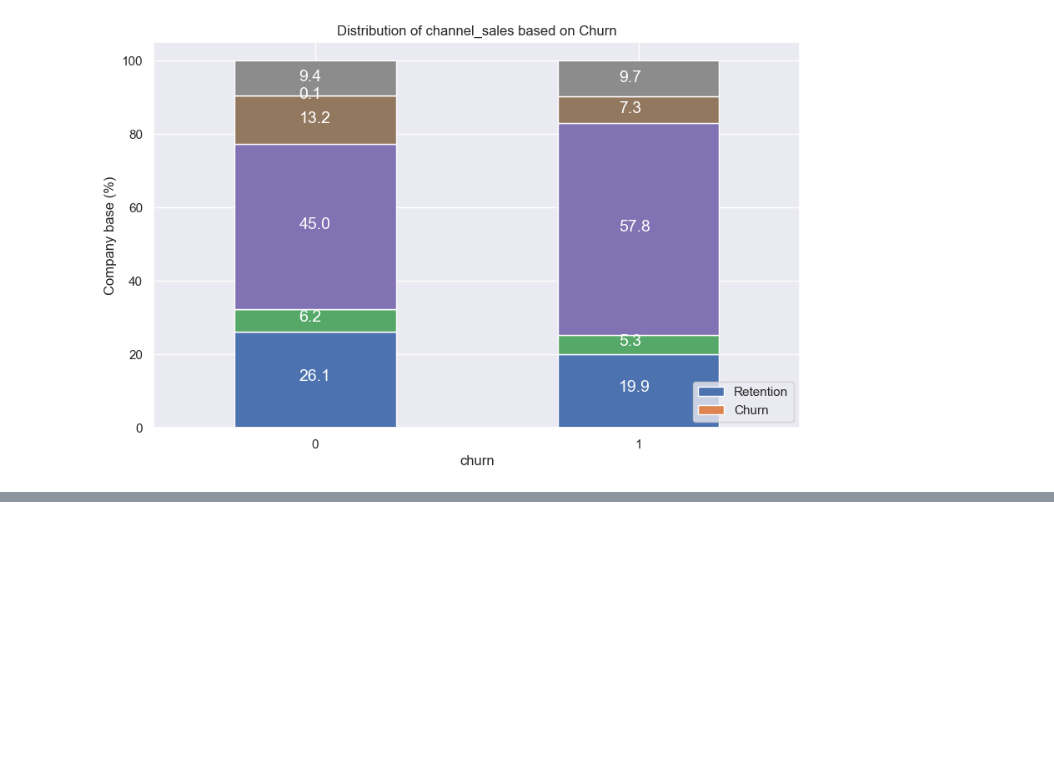
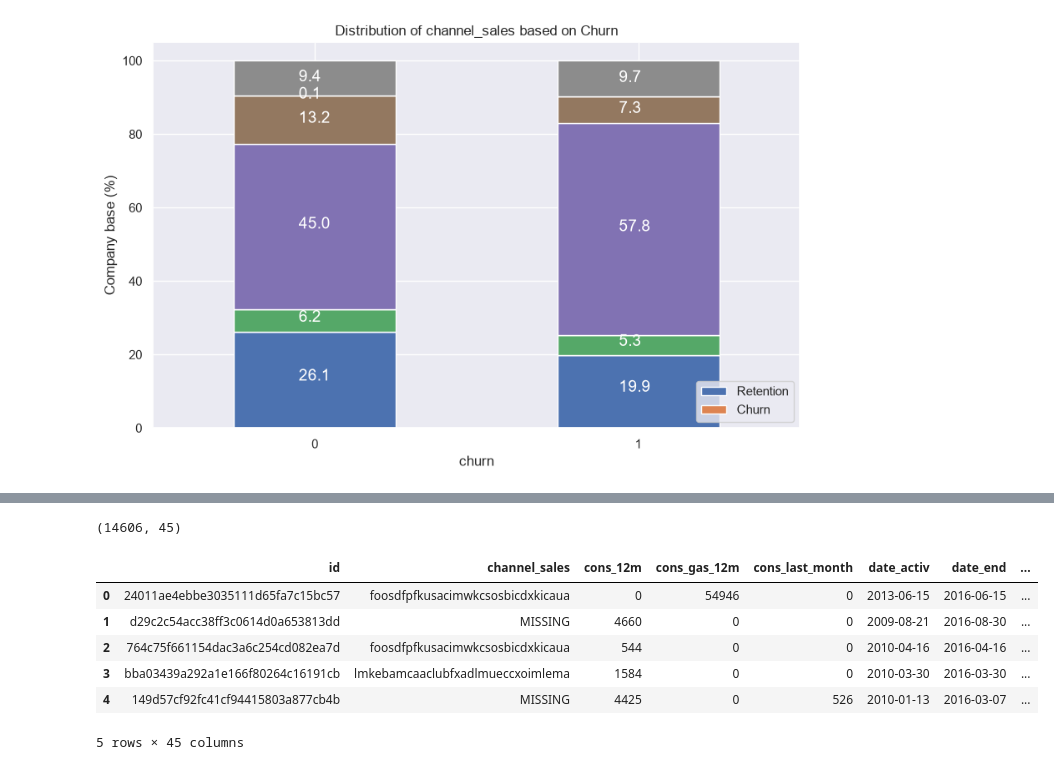
Before and after one commit to melvinmathew9991/BCGX_Project, a Jupyter notebook: notebooks/01_eda_visualisation.ipynb, the cells around one changed output, grey strips where cells are left out. Cells and saved outputs as stored; diff of their text form; code cells hidden in the pictures; blank space fills up the shorter version.

```diff
--- a/notebooks/01_eda_visualisation.ipynb
+++ b/notebooks/01_eda_visualisation.ipynb
@@ -288,0 +305,28 @@ plot_categorical_column_churn(client_df, 'channel_sales')
+# %%
+price_df['price_date'] = pd.to_datetime(price_df['price_date'], format='%Y-%m-%d')
+
+price_cols = [
+    'price_off_peak_var', 'price_peak_var', 'price_mid_peak_var',
+    'price_off_peak_fix', 'price_peak_fix', 'price_mid_peak_fix'
+]
+
+# Variance of each price component per client, across the full year...
+var_year = price_df.groupby('id')[price_cols].var()
+var_year.columns = ['var_year_' + c for c in var_year.columns]
+
+# ...and across the last 6 months only
+price_df_h2 = price_df[price_df['price_date'].dt.month > 6]
+var_6m = price_df_h2.groupby('id')[price_cols].var()
+var_6m.columns = ['var_6m_' + c for c in var_6m.columns]
+
+price_sensitivity = var_year.join(var_6m).reset_index()
+
+# Combined (variable + fixed) variance per period
+for period in ['off_peak', 'peak', 'mid_peak']:
+    for window in ['year', '6m']:
+        price_sensitivity[f'var_{window}_price_{period}'] = (
+            price_sensitivity[f'var_{window}_price_{period}_var']
+            + price_sensitivity[f'var_{window}_price_{period}_fix']
+        )
+
+price_sensitivity.head()
@@ -288,0 +340,13 @@ plot_categorical_column_churn(client_df, 'channel_sales')
+# %%
+client_df = client_df.merge(price_sensitivity, on='id')
+print(client_df.shape)
+client_df.head()
+# %% [output]
+(14606, 45)
+|  | id | channel_sales | cons_12m | cons_gas_12m | cons_last_month | date_activ | date_end | ... |
+| 0 | 24011ae4ebbe3035111d65fa7c15bc57 | foosdfpfkusacimwkcsosbicdxkicaua | 0 | 54946 | 0 | 2013-06-15 | 2016-06-15 | ... |
+| 1 | d29c2c54acc38ff3c0614d0a653813dd | MISSING | 4660 | 0 | 0 | 2009-08-21 | 2016-08-30 | ... |
+| 2 | 764c75f661154dac3a6c254cd082ea7d | foosdfpfkusacimwkcsosbicdxkicaua | 544 | 0 | 0 | 2010-04-16 | 2016-04-16 | ... |
+| 3 | bba03439a292a1e166f80264c16191cb | lmkebamcaaclubfxadlmueccxoimlema | 1584 | 0 | 0 | 2010-03-30 | 2016-03-30 | ... |
+| 4 | 149d57cf92fc41cf94415803a877cb4b | MISSING | 4425 | 0 | 526 | 2010-01-13 | 2016-03-07 | ... |
+5 rows × 45 columns
```
Also changed, not shown: parts of 10 cells of this notebook, 7 other files.
